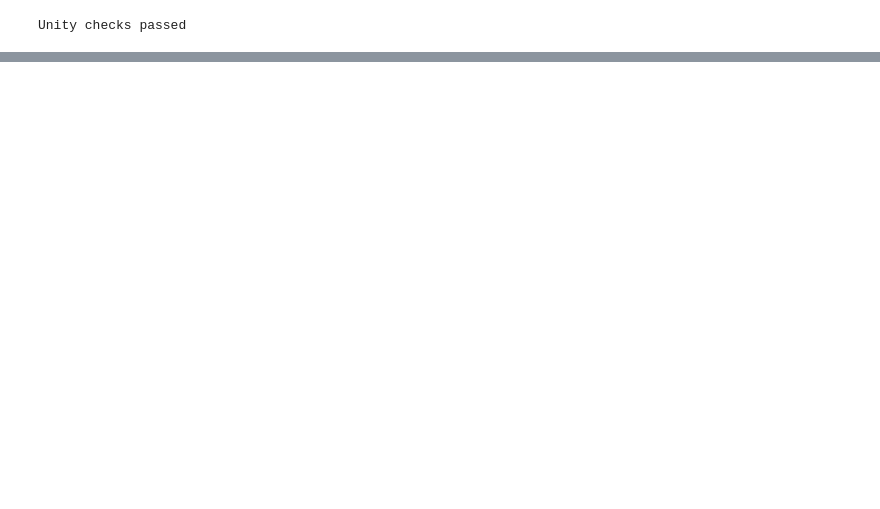
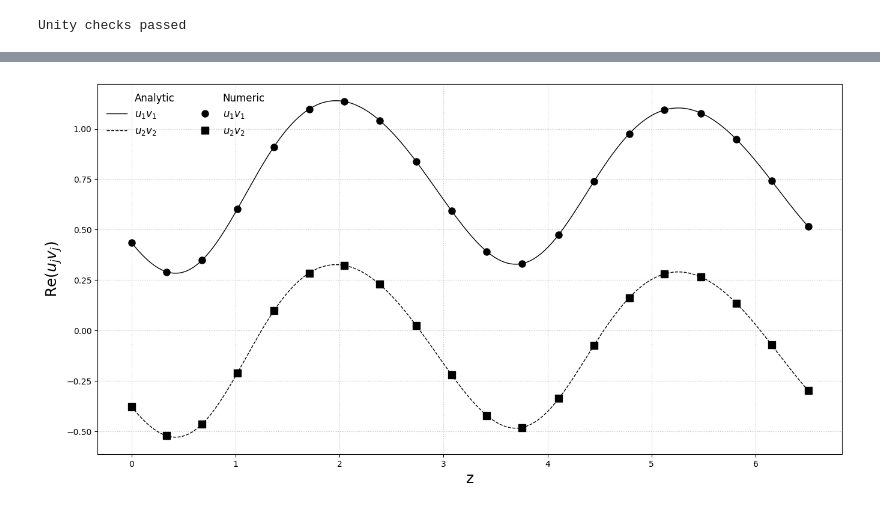
Before and after one commit to HeskethGD/coherent-coupler-paper, a Jupyter notebook: code/Numeric plots for the coherent coupler.ipynb, the cells around one changed output, grey strips where cells are left out. Drawn from its saved outputs; the diff is of its cells as text; code cells hidden in the pictures; blank space fills up the shorter version.

```diff
--- a/code/Numeric plots for the coherent coupler.ipynb
+++ b/code/Numeric plots for the coherent coupler.ipynb
@@ -1293,0 +1626,5 @@ case1_legend = plt.grid(True, linestyle=':', color='gray', alpha=0.5)
+# %%
+uhatz_sol
+vhatz_sol
+for _ in duhat_dvhats:
+    _
@@ -1293,0 +1638,10 @@ case1_legend = plt.grid(True, linestyle=':', color='gray', alpha=0.5)
+# %%
+# Setup z array to evaluate over based on multiple periods (multiples of 2*omega1)
+# We use the same lattice from case 1
+case2_show_n_periods = 2
+case2_z_end = abs(case2_show_n_periods * 2 * complex(case2_lattice_and_weierstrass_args["omegas"][0].rhs))
+case2_n_points_z = 500
+case2_z_eval = linspace(0, case2_z_end, case2_n_points_z)
+
+# For forcing to real
+real_tolerance = 1e5
@@ -1293,0 +1712,69 @@ case1_legend = plt.grid(True, linestyle=':', color='gray', alpha=0.5)
+# %%
+fig = plt.figure(figsize=(16, 8))
+
+
+# Define markers for the numeric/scipy points
+markers = ['o', 's']  # circle, square, triangle, diamond
+analytic_linestyles = ['-', '--']   # solid, dashed, dotted, dash-dot
+
+# Analytic plots (black, thin dashed)
+case2_uv_ana_lines =[
+    plt.plot(
+        case2_z_eval[0:case2_ana_len],
+        np.real(case2_uvhat_ana[_j]),
+#         np.real(case1_uv_ana[_j]),
+        linestyle=analytic_linestyles[_j],
+        linewidth=1,
+        color='black',
+        label=f'$u_{_j+1} v_{_j+1}$'  # simplified, we'll handle grouping in legend
+    )
+    for _j in range(2)
+]
+
+# Numeric/scipy plots (black symbols, no lines, spaced out)
+num_points = 20  # number of points to plot
+indices = np.linspace(0, case2_scipy_len-1, num_points, dtype=int)
+case2_uv_num_lines = [
+    plt.plot(
+        case2_z_eval[indices],
+        np.real(case2_uvhat_nums[_j])[indices],
+#         np.real(case1_uv_nums[_j])[indices],
+        linestyle='None',        # no line
+        marker=markers[_j],
+        markersize=8,            # slightly larger markers for visibility
+        color='black',
+        label=f'$u_{_j+1} v_{_j+1}$'  # simplified, handled in grouped legend
+    )
+    for _j in range(2)
+]
+
+# -------------------------
+# Grouped legend
+from matplotlib.lines import Line2D
+
+legend_handles = []
+
+# Analytic header
+legend_handles.append(Line2D([0], [0], color='white', linestyle='None', label='Analytic'))  # header placeholder
+for _j, line in enumerate(case2_uv_ana_lines):
+    legend_handles.append(Line2D([0], [0], color='black', lw=1,
+                                 linestyle=analytic_linestyles[_j], label=f'$u_{_j+1}v_{_j+1}$'))
+
+# Numeric header
+legend_handles.append(Line2D([0], [0], color='white', linestyle='None', label='Numeric'))  # header placeholder
+for _j, marker in enumerate(markers):
+    legend_handles.append(Line2D([0], [0], linestyle='None', marker=marker, color='black', markersize=8,
+                                 label=f'$u_{_j+1}v_{_j+1}$'))
+
+case2_legend = plt.legend(handles=legend_handles, fontsize=12, ncol=2, frameon=False)
+
+# Labels and grid (keeping your assignments)
+case2_legend = plt.xlabel('z', fontsize=18)
+case2_legend = plt.ylabel('$\mathrm{Re}(u_jv_j)$', fontsize=18)
+case2_legend = plt.grid(True, linestyle=':', color='gray', alpha=0.5)
+# plt.title('Real Parts Analytic vs Numeric Solutions (B&W)')
+# plt.show()
+
+# plt.savefig('../latex-papers/fwm-paper/plots/case1_plot_1.pdf', dpi=300, bbox_inches='tight')
+# %% [output]
+[figure, added]
```
Also changed, not shown: parts of 21 cells of this notebook, 11 other files.
